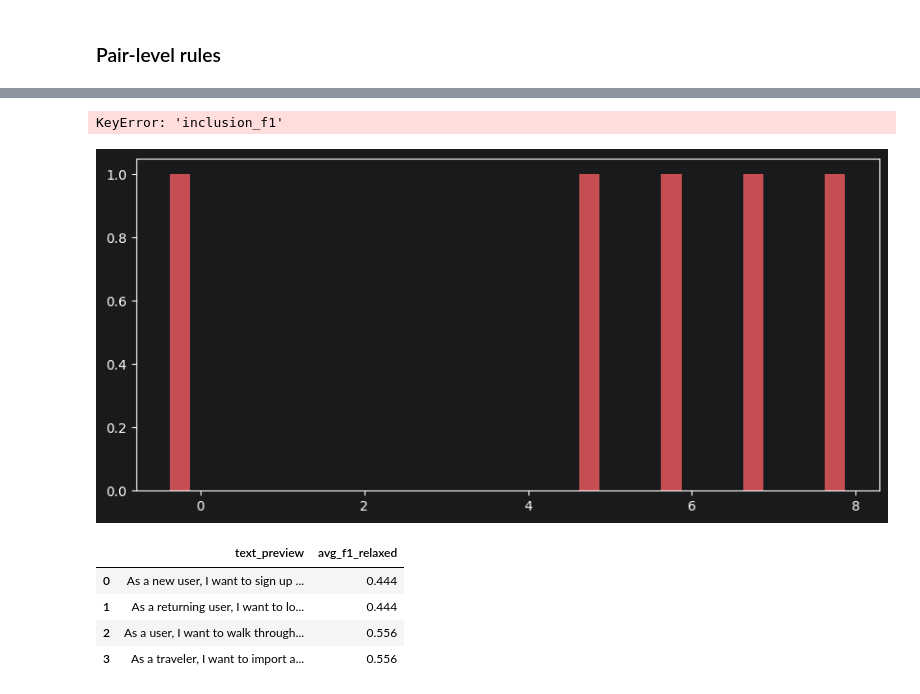
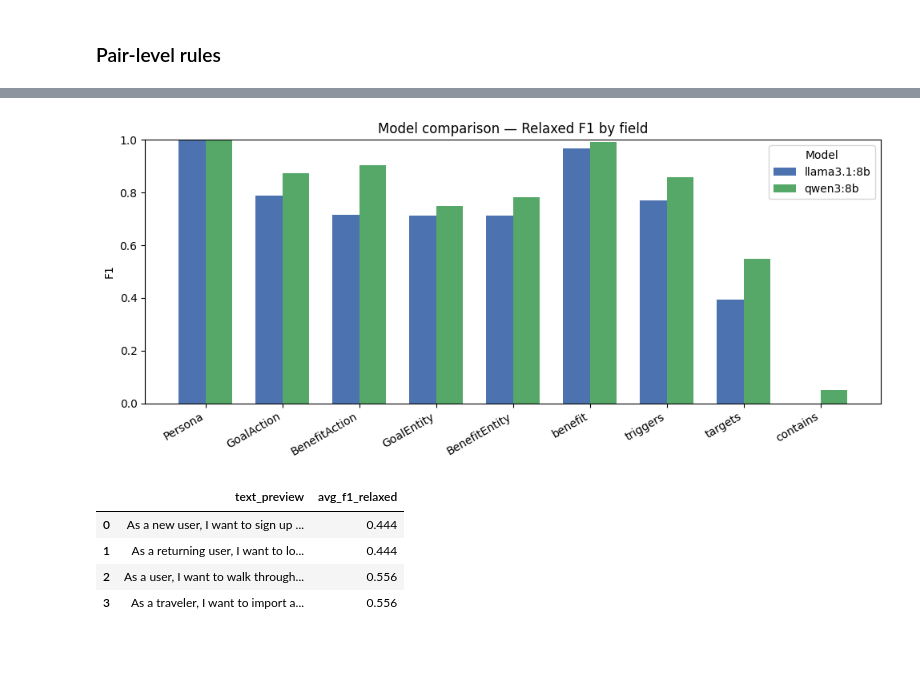
Before and after one commit to Hanh3103/BA_USDependency, a Jupyter notebook: eval_with_colab/annotation/evaluation_framework_annotation.ipynb, the cells around one changed output, grey strips where cells are left out. Drawn from its saved outputs; the diff is of its cells as text; code cells hidden in the pictures; blank space fills up the shorter version.

```diff
--- a/eval_with_colab/annotation/evaluation_framework_annotation.ipynb
+++ b/eval_with_colab/annotation/evaluation_framework_annotation.ipynb
@@ -564,0 +747,5 @@ if pred is not None:
+# %%
+llama_results_scores, llama_per_story = score_predictions(llama_gt, llama_pred)
+qwen_results_scores, qwen_per_story = score_predictions(qwen_gt, qwen_pred)
+
+print("Done. Fields scored: " + str(SPAN_FIELD_NAMES + PAIR_FIELD_NAMES))
@@ -564,0 +774,9 @@ if pred is not None:
+# %%
+llama_summary = build_summary(llama_results_scores)
+qwen_summary = build_summary(qwen_results_scores)
+
+print("llama3.1:8b")
+display(llama_summary)
+
+print("qwen3:8b")
+display(qwen_summary)
@@ -565,31 +808,29 @@ if pred is not None:
 # %%
-import matplotlib.pyplot as plt
 import numpy as np
 
-if pred is not None:
-    field_names = summary.index.tolist()
+def plot_model_comparison(llama_summary, qwen_summary, mode_column="relaxed_f1"):
+    field_names = llama_summary.index.tolist()
     x_positions = np.arange(len(field_names))
-    bar_width = 0.25
-    # Korrektur: Spaltenname von 'inclusion_f1' zu 'included_f1' geändert
-    mode_colors = {"strict_f1": "#C44E52", "included_f1": "#4C72B0", "relaxed_f1": "#55A868"}
+    bar_width = 0.35
 
     fig, ax = plt.subplots(figsize=(10, 4.5))
-    for offset, mode_column in enumerate(["strict_f1", "included_f1", "relaxed_f1"]):
-        ax.bar(
-            x_positions + (offset - 1) * bar_width, summary[mode_column], bar_width,
-            label=mode_column.replace("_f1", "").capitalize(), color=mode_colors[mode_column],
-        )
+    ax.bar(x_positions - bar_width/2, llama_summary[mode_column], bar_width,
+           label="llama3.1:8b", color="#4C72B0")
+    ax.bar(x_positions + bar_width/2, qwen_summary[mode_column], bar_width,
+           label="qwen3:8b", color="#55A868")
+
     ax.set_xticks(x_positions)
     ax.set_xticklabels(field_names, rotation=30, ha="right")
     ax.set_ylabel("F1")
     ax.set_ylim(0, 1)
-    ax.set_title("Pipeline F1 by field and comparison mode")
-    ax.legend(title="Comparison mode")
+    ax.set_title(f"Model comparison — {mode_column.replace('_f1', '').capitalize()} F1 by field")
+    ax.legend(title="Model")
     plt.tight_layout()
     plt.show()
+
+plot_model_comparison(llama_summary, qwen_summary, mode_column="relaxed_f1")
 # %% [output]
-KeyError: 'inclusion_f1'
-[figure, old version]
+[figure, new version]
 # %%
 if pred is not None:
     all_field_names = SPAN_FIELD_NAMES + PAIR_FIELD_NAMES
```
Also changed, not shown: parts of 20 cells of this notebook.
